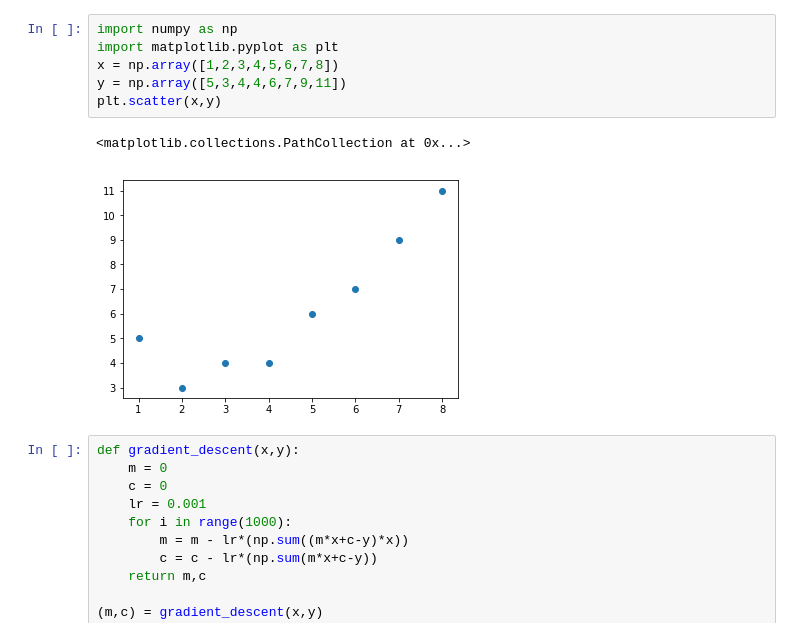
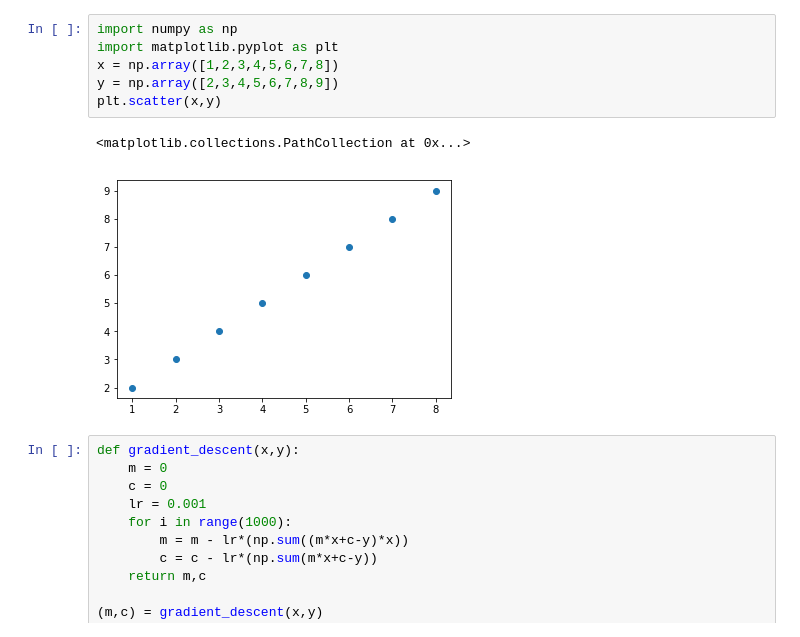
Before and after one commit to Unnati0104/WAC_ML, a Jupyter notebook: Day5/Linear_reg.ipynb, the cells around one changed output. Saved outputs shown, nothing was run; the diff lists cells and outputs as text.

```diff
--- a/Day5/Linear_reg.ipynb
+++ b/Day5/Linear_reg.ipynb
@@ -1,12 +1,12 @@
 # %%
 import numpy as np
 import matplotlib.pyplot as plt
 x = np.array([1,2,3,4,5,6,7,8])
-y = np.array([5,3,4,4,6,7,9,11])
+y = np.array([2,3,4,5,6,7,8,9])
 plt.scatter(x,y)
 # %% [output]
 <matplotlib.collections.PathCollection at 0x...>
-[figure, old version]
+[figure, new version]
 # %%
 def gradient_descent(x,y):
     m = 0
```
Also changed, not shown: 4 other files.
